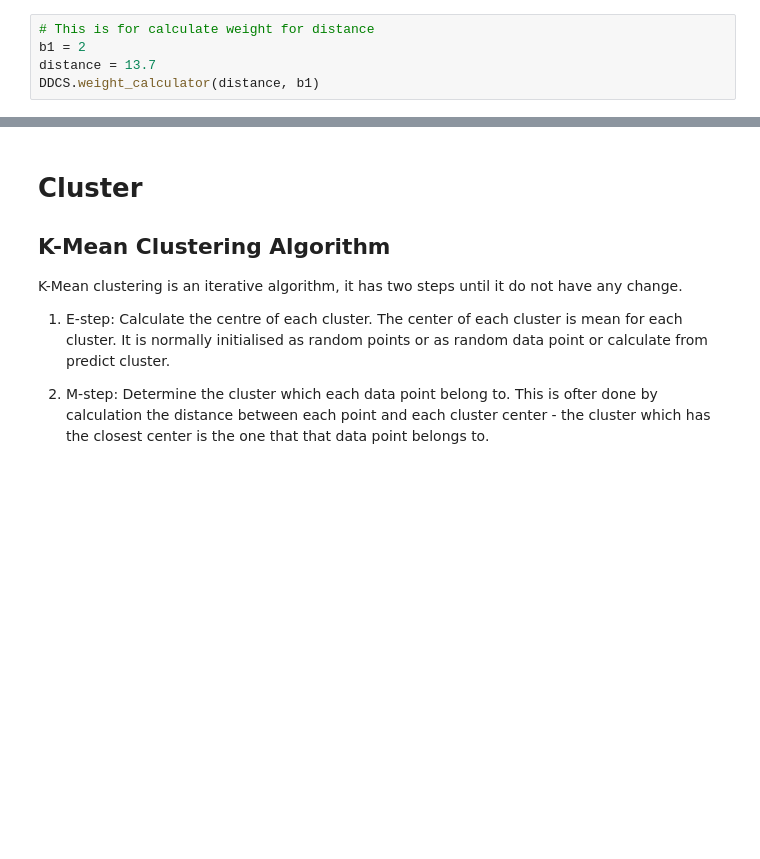
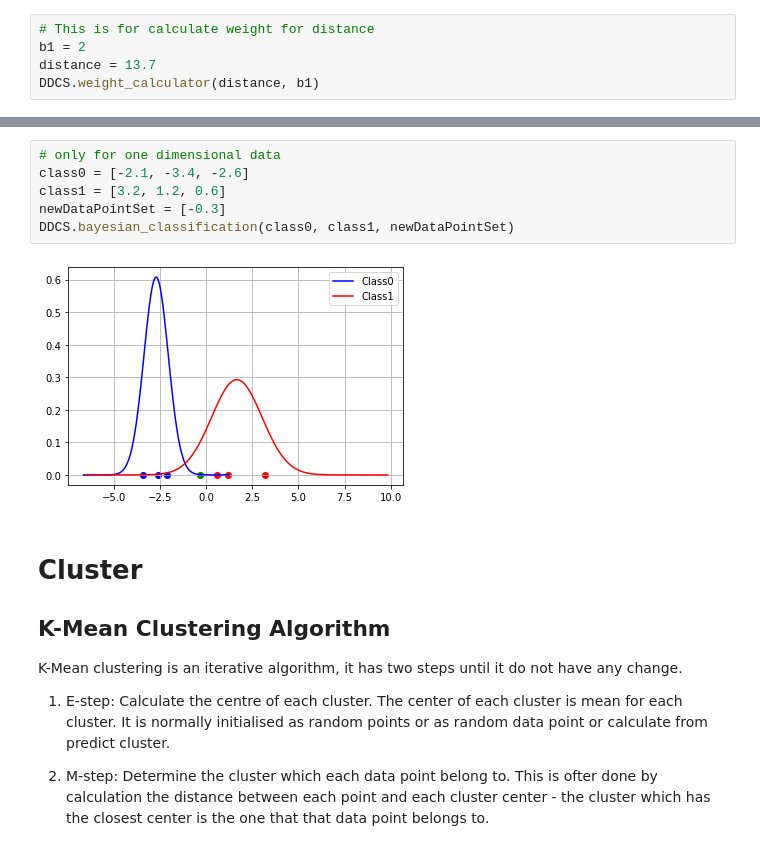
Before and after one commit to Kejia928/DDCSHelper, a Jupyter notebook: Notebook.ipynb, the cells around one changed output, grey strips where cells are left out. Drawn from its saved outputs; the diff is of its cells as text; blank space fills up the shorter version.

```diff
--- a/Notebook.ipynb
+++ b/Notebook.ipynb
@@ -165,3 +167,11 @@ DDCS.weight_calculator(distance, b1)
+# %%
+# only for one dimensional data
+class0 = [-2.1, -3.4, -2.6]
+class1 = [3.2, 1.2, 0.6]
+newDataPointSet = [-0.3]
+DDCS.bayesian_classification(class0, class1, newDataPointSet)
+# %% [output]
+[figure, added]
 # %% [markdown]
 # Cluster
 ## K-Mean Clustering Algorithm
```
Also changed, not shown: parts of 6 cells of this notebook, 1 other file.
